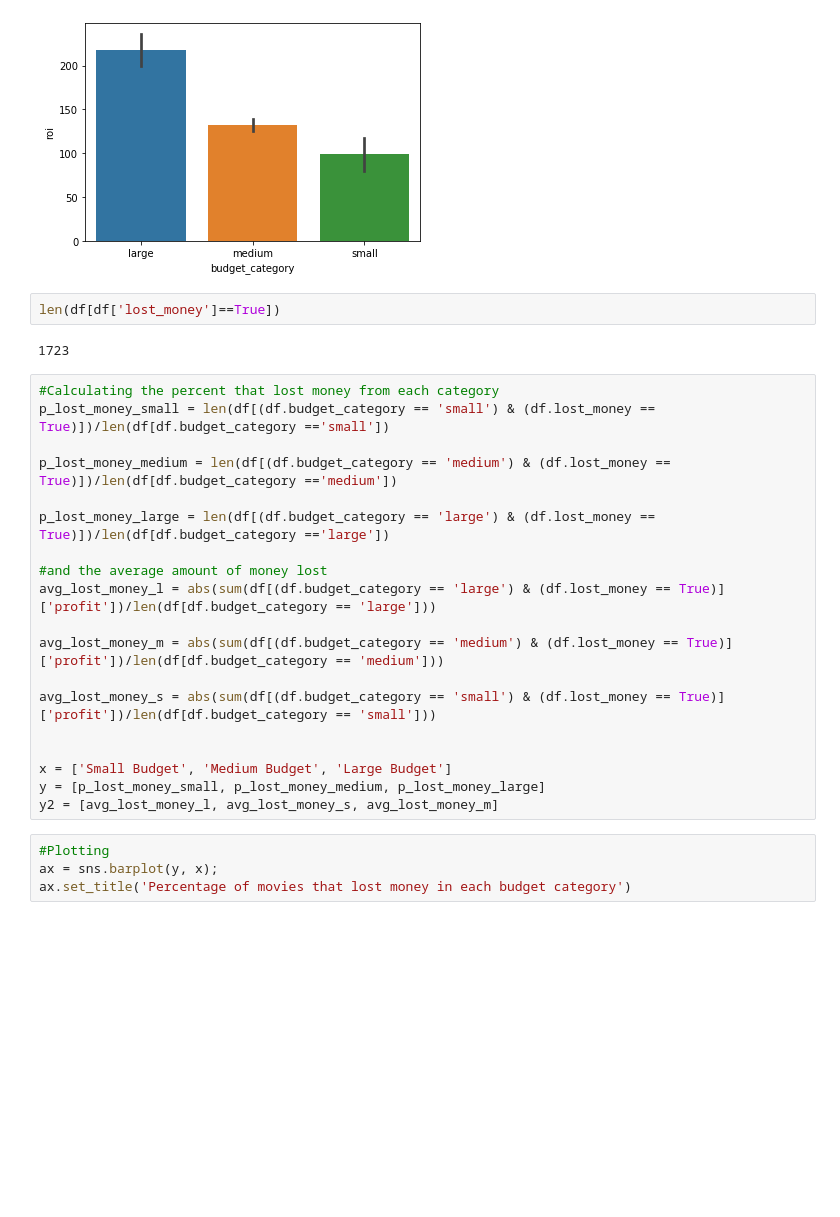
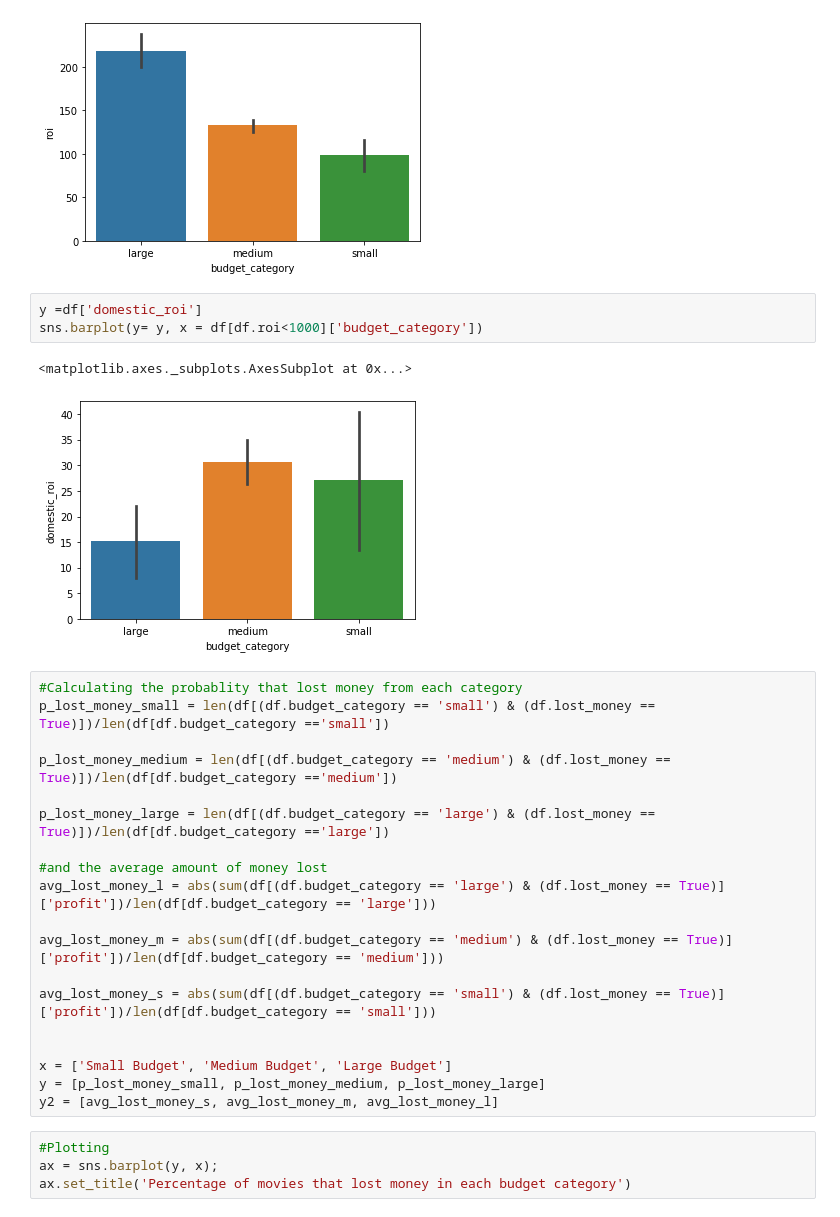
Before and after one commit to SlimHintz/movie-data-eda, a Jupyter notebook: Aidan_work/roi_from_budget_table.ipynb, the cells around one changed output. Drawn from its saved outputs; the diff is of its cells as text; blank space fills up the shorter version.

```diff
--- a/Aidan_work/roi_from_budget_table.ipynb
+++ b/Aidan_work/roi_from_budget_table.ipynb
@@ -139,12 +151,14 @@ sns.barplot(y= y, x = df['budget_category'])
 # %% [output]
 <matplotlib.axes._subplots.AxesSubplot at 0x...>
 [figure]
-# %%
-len(df[df['lost_money']==True])
-# %% [output]
-1723
+# %%
+y =df['domestic_roi']
+sns.barplot(y= y, x = df[df.roi<1000]['budget_category'])
+# %% [output]
+<matplotlib.axes._subplots.AxesSubplot at 0x...>
+[figure, added]
 # %%
-#Calculating the percent that lost money from each category
+#Calculating the probablity that lost money from each category
 p_lost_money_small = len(df[(df.budget_category == 'small') & (df.lost_money == True)])/len(df[df.budget_category =='small'])
 
 p_lost_money_medium = len(df[(df.budget_category == 'medium') & (df.lost_money == True)])/len(df[df.budget_category =='medium'])
@@ -161,7 +175,7 @@ avg_lost_money_s = abs(sum(df[(df.budget_category == 'small') & (df.lost_money =
 
 x = ['Small Budget', 'Medium Budget', 'Large Budget']
 y = [p_lost_money_small, p_lost_money_medium, p_lost_money_large]
-y2 = [avg_lost_money_l, avg_lost_money_s, avg_lost_money_m]
+y2 = [avg_lost_money_s, avg_lost_money_m, avg_lost_money_l]
 # %%
 #Plotting
 ax = sns.barplot(y, x);
```
Also changed, not shown: parts of 9 cells of this notebook.
